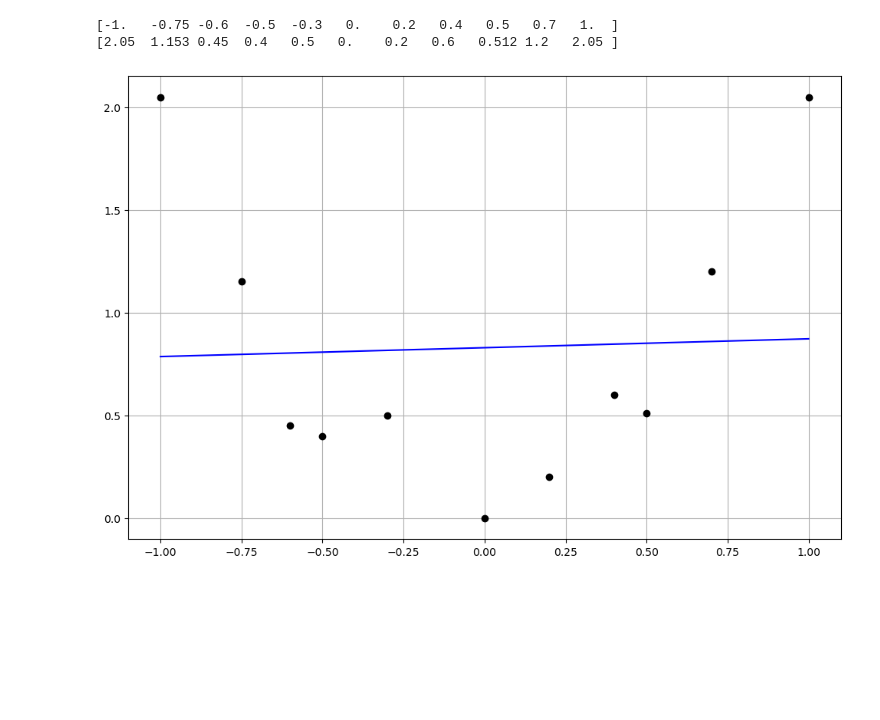
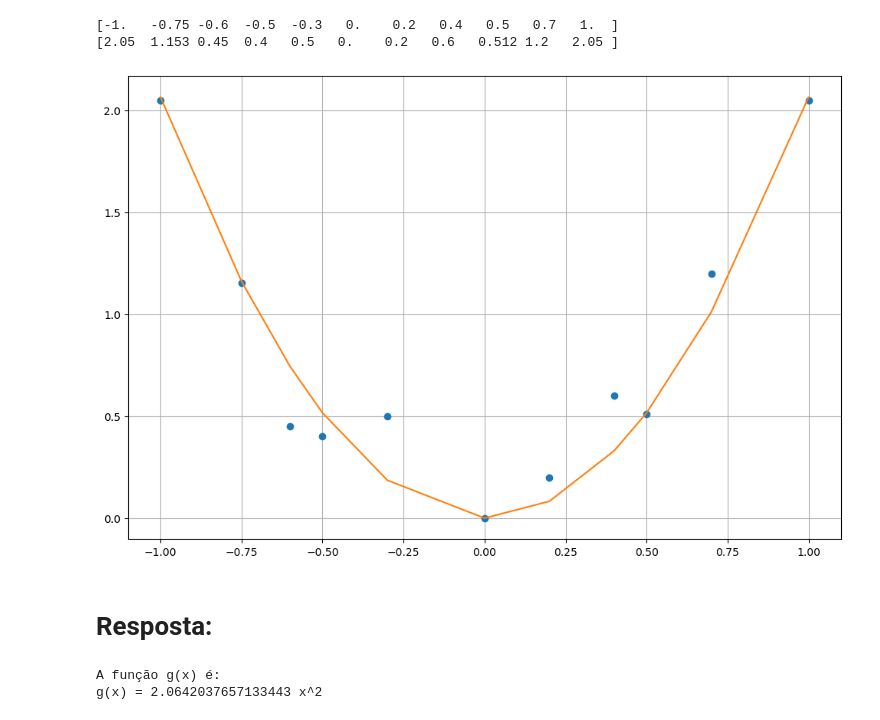
Before and after one commit to victorjean9/Prova-Metodos, a Jupyter notebook: Questao6.ipynb, the cells around one changed output. Cells and saved outputs as stored; diff of their text form; code cells hidden in the pictures; blank space fills up the shorter version.

```diff
--- a/Questao6.ipynb
+++ b/Questao6.ipynb
@@ -65,15 +27,37 @@ def mmq(x, y):
+# %%
+def mmq(x, y):
+    g1_x = x
+
+    g1_x_g1_x = (g1_x**2) * (g1_x**2)
+
+    f_x_g1_x = y * g1_x**2
+
+    soma_g1_x_g1_x = (np.sum(g1_x_g1_x))
+    soma_f_x_g1_x = np.sum(f_x_g1_x)
+
+    a = soma_f_x_g1_x / soma_g1_x_g1_x
+
+    return(a)
+# %%
+a = mmq(x_sample, y_sample) #resolvendo MMQ
 # %%
-a,b = mmq(x_sample, y_sample)
-
 fig = plt.figure(figsize=(12,8), dpi= 100)
 ax = plt.axes()
 x = x_sample
-y = a*x+b
+y = a*x**2
 
-plt.plot(x_sample, y_sample, 'o', color='black');
-plt.plot(x, y, color='blue');
+plt.plot(x_sample, y_sample, 'o');
+plt.plot(x, y);
 
 plt.grid()
 plt.show()
 # %% [output]
-[figure, old version]
+[figure, new version]
+# %% [markdown]
+# Resposta:
+# %%
+print("A função g(x) é:")
+print("g(x) = " + str(a) + " x^2")
+# %% [output]
+A função g(x) é:
+g(x) = 2.0642037657133443 x^2
```
Also changed, not shown: parts of 1 cell of this notebook.
